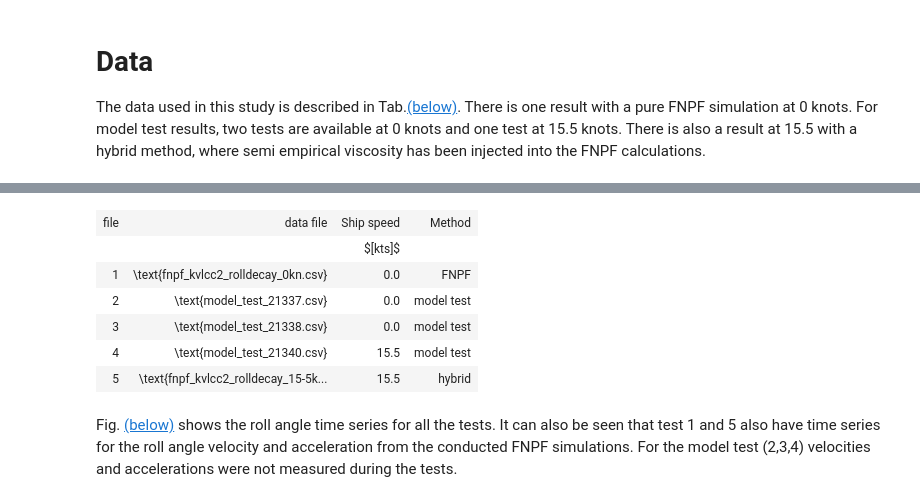
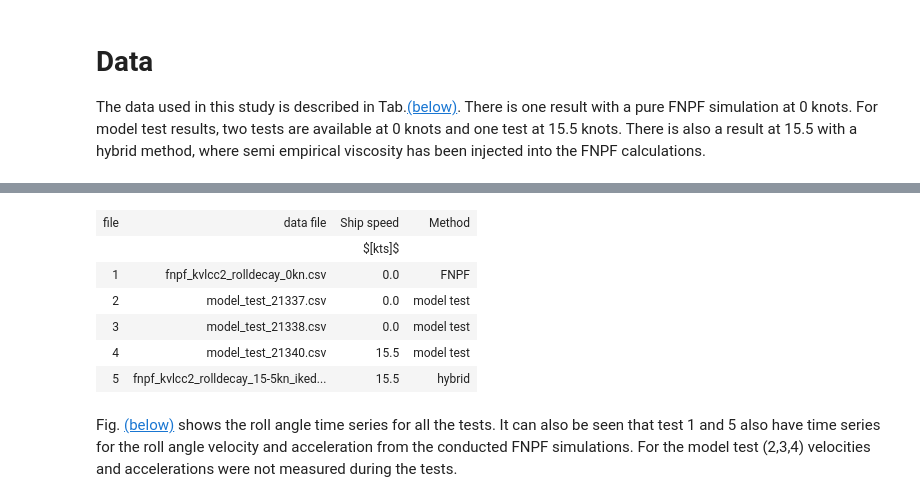
Before and after one commit to martinlarsalbert/roll_decay_damping, a Jupyter notebook: reports/report/01.1.report.ipynb, the cells around one changed output, grey strips where cells are left out. Cells and saved outputs as stored; diff of their text form; code cells hidden in the pictures.

```diff
--- a/reports/report/01.1.report.ipynb
+++ b/reports/report/01.1.report.ipynb
@@ -135,26 +137,26 @@ The data used in this study is described in Tab.[(below)](#tab_data_files). Ther
 # %%
 content = pd.read_csv('../../data/external/content.csv', sep=';')
 table_parameters = content.round(decimals=3)
 content.set_index('file', inplace=True)
 
 rename = {}
 units = {
     'Ship speed' : r'$[kts]$',
 }
 
-table_parameters['data file'] = table_parameters['data file'].apply(lambda x : '\\text{%s}' % x)
+#table_parameters['data file'] = table_parameters['data file'].apply(lambda x : '\\text{%s}' % x)
 
 
 lt = LateXTable(table_parameters, units=units, rename=rename, caption='Data files', label='data_files')
 lt
 # %% [output]
 | file | data file | Ship speed | Method |
 |  |  | $[kts]$ |  |
-| 1 | \text{fnpf_kvlcc2_rolldecay_0kn.csv} | 0.0 | FNPF |
-| 2 | \text{model_test_21337.csv} | 0.0 | model test |
-| 3 | \text{model_test_21338.csv} | 0.0 | model test |
-| 4 | \text{model_test_21340.csv} | 15.5 | model test |
-| 5 | \text{fnpf_kvlcc2_rolldecay_15-5k... | 15.5 | hybrid |
+| 1 | fnpf_kvlcc2_rolldecay_0kn.csv | 0.0 | FNPF |
+| 2 | model_test_21337.csv | 0.0 | model test |
+| 3 | model_test_21338.csv | 0.0 | model test |
+| 4 | model_test_21340.csv | 15.5 | model test |
+| 5 | fnpf_kvlcc2_rolldecay_15-5kn_iked... | 15.5 | hybrid |
 # %% [markdown]
 Fig. [(below)](#fig_all_tests) shows the roll angle time series for all the tests. It can also be seen that test 1 and 5 also have time series for the roll angle velocity and acceleration from the conducted FNPF simulations. For the model test (2,3,4) velocities and accelerations were not measured during the tests.
 # %% [markdown]
```
Also changed, not shown: parts of 14 cells of this notebook, 1 other file.
